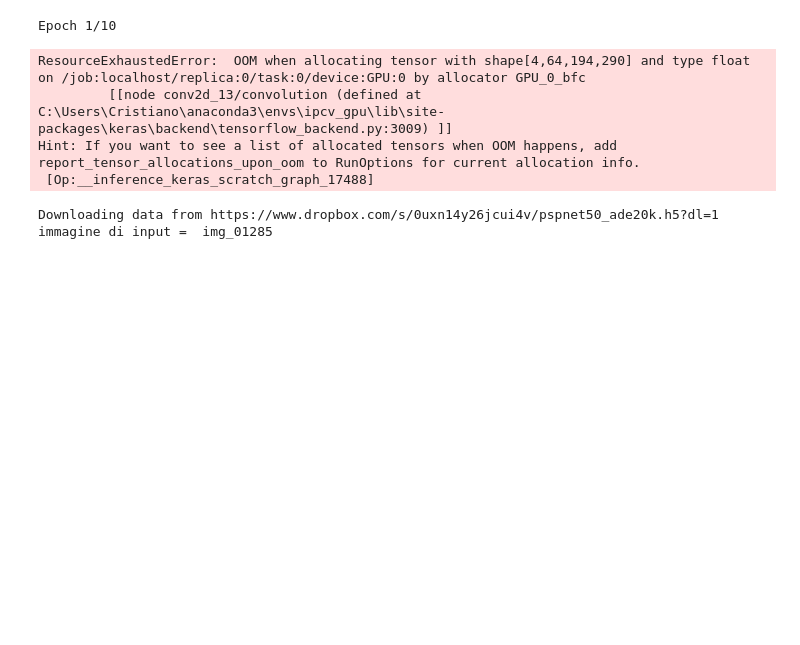
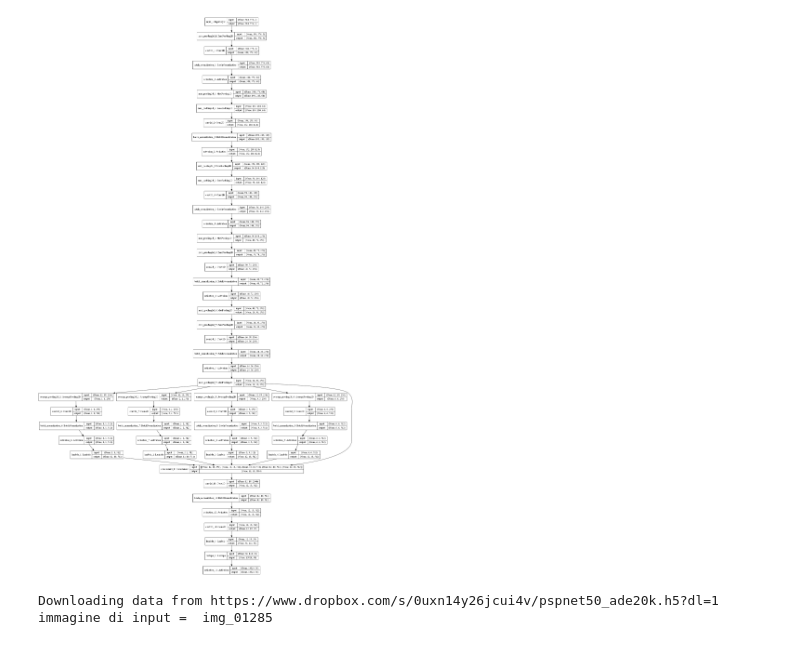
Before and after one commit to Crissal1995/IPCV, a Jupyter notebook: main.ipynb, the cells around one changed output. Saved outputs shown, nothing was run; the diff lists cells and outputs as text; code cells hidden in the pictures; blank space fills up the shorter version.

```diff
--- a/main.ipynb
+++ b/main.ipynb
@@ -53,20 +55,9 @@ base_model = pspnet(number_classes,
                     input_height=photo_size[0],
                     input_width=photo_size[1])
 
-base_model.train(
-    train_images=str(train_img_dir.resolve()),
-    train_annotations=str(train_seg_dir.resolve()),
-    checkpoints_path=str(check_dir.resolve()),
-    val_images=val_img_dir,
-    val_annotations=val_seg_dir,
-    epochs=EPOCHS,
-    batch_size=BATCH_SIZE,
-    optimizer_name=OPTIMIZER,
-    ignore_zero_class=True,
-    verify_dataset=False)
+base_model.trainable = False
-# %% [output]
-Epoch 1/10
-ResourceExhaustedError:  OOM when allocating tensor with shape[4,64,194,290] and type float on /job:localhost/replica:0/task:0/device:GPU:0 by allocator GPU_0_bfc
-         [[node conv2d_13/convolution (defined at C:\Users\Cristiano\anaconda3\envs\ipcv_gpu\lib\site-packages\keras\backend\tensorflow_backend.py:3009) ]]
-Hint: If you want to see a list of allocated tensors when OOM happens, add report_tensor_allocations_upon_oom to RunOptions for current allocation info.
- [Op:__inference_keras_scratch_graph_17488]
+# %%
+from keras.utils import plot_model
+plot_model(base_model, show_shapes=True)
+# %% [output]
+[figure, added]
```
Also changed, not shown: parts of 3 cells of this notebook, 8 other files.
